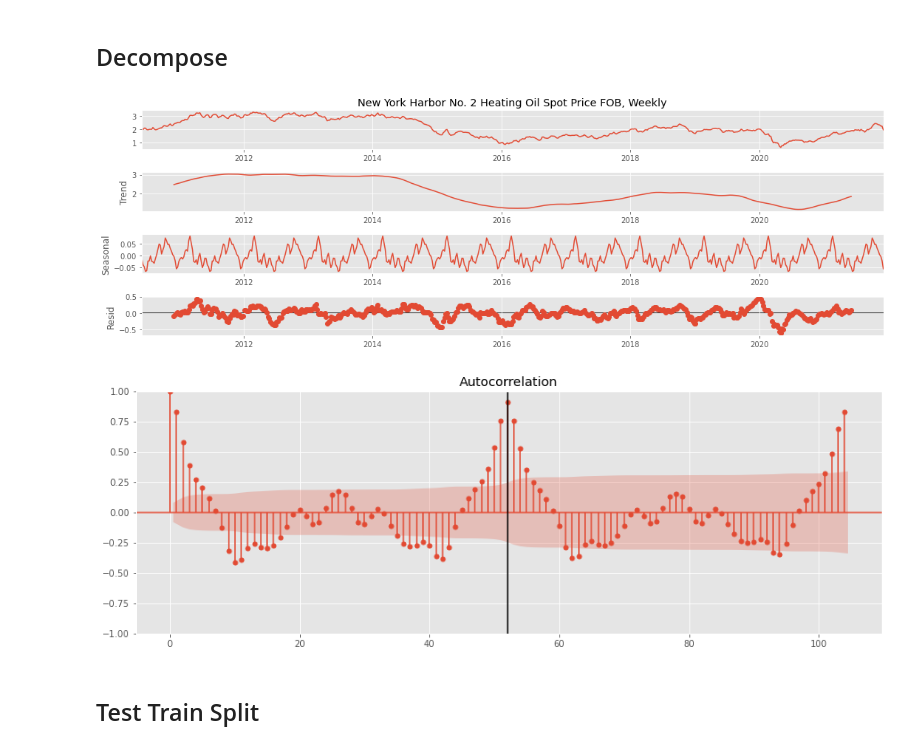
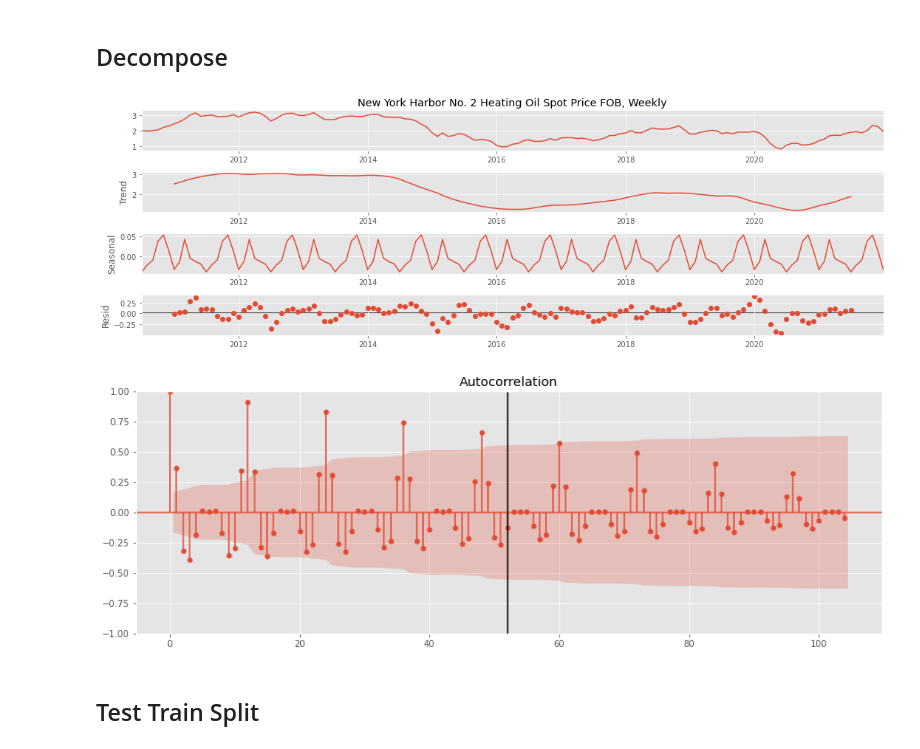
Before and after one commit to jgalloway42/NYC_No2_Diesel_Price_Forecast, a Jupyter notebook: NYC_No2_Diesel_Forecast.ipynb, the cells around one changed output. Drawn from its saved outputs; the diff is of its cells as text; code cells hidden in the pictures.

Commit message:
Updated data pull method and began analysis

```diff
--- a/NYC_No2_Diesel_Forecast.ipynb
+++ b/NYC_No2_Diesel_Forecast.ipynb
@@ -107,3 +107,16 @@ None
 | 2 | 2021-11-19 | 2.239 | 6436 | 2605 | 332 | ... |
 | 3 | 2021-11-12 | 2.316 | 6191 | 3626 | 239 | ... |
 | 4 | 2021-11-05 | 2.337 | 6108 | 3053 | 278 | ... |
+# %%
+import pandas_datareader.data as web
+import datetime as dt
+startYear = 2006
+startDate = dt.datetime(startYear,1,1)
+endDate = dt.datetime.now()
+brn_df = web.DataReader('BRN','yahoo',startDate,endDate)
+display(brn_df.info())
+#brn_df.plot(subplots = True,legend = True, figsize = (15,15))
+# resample as weekly avg
+brn_df = brn_df['Adj Close'].resample('W-FRI').mean()
+display(brn_df.head())
+display(brn_df.tail())
@@ -111,8 +153,12 @@ None
 '''Set Date to index and order in accending time'''
 df.set_index('date',inplace = True)
 df = df.iloc[::-1]
+df = df.join(brn_df, how='left')
+df.rename(columns={'Adj Close':'Brent Crude Oil Price, Weekly Avg'},inplace=True)
 display(df.info())
 display(df.isna().sum())
+display(df.head())
+display(df.tail())
 # %% [output]
 <class 'pandas.core.frame.DataFrame'>
 DatetimeIndex: 601 entries, 2010-06-04 to 2021-12-03
@@ -142,15 +289,15 @@ _=df.plot(subplots = True,legend = True, figsize = (15,15))
 # %% [markdown]
 ## Decompose
 # %%
-res = seasonal_decompose(df[df.columns[0]],model='add')
+res = seasonal_decompose(df.resample('M').mean()[df.columns[0]],model='add')
 _=res.plot()
 # %% [output]
-[figure, old version]
+[figure, new version]
 # %%
 _=plot_acf(res.seasonal, lags=104)
 _=plt.axvline(52,c='k')
 # %% [output]
-[figure, old version]
+[figure, new version]
 # %% [markdown]
 ## Test Train Split
 # %%
```
Also changed, not shown: parts of 6 cells of this notebook.
